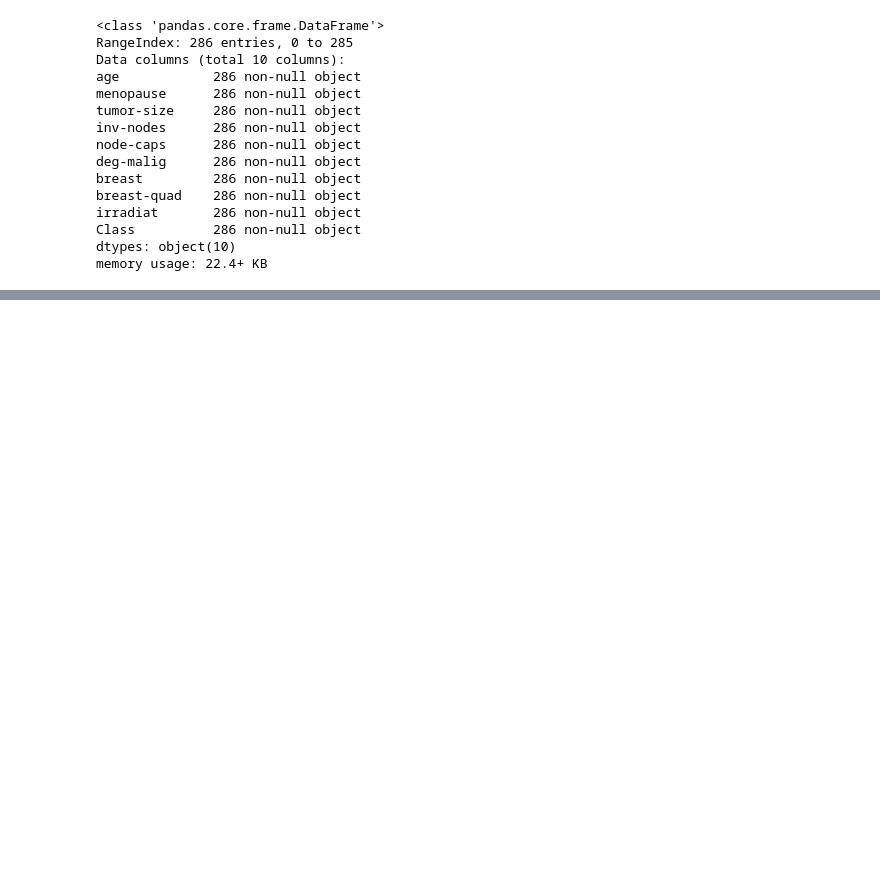
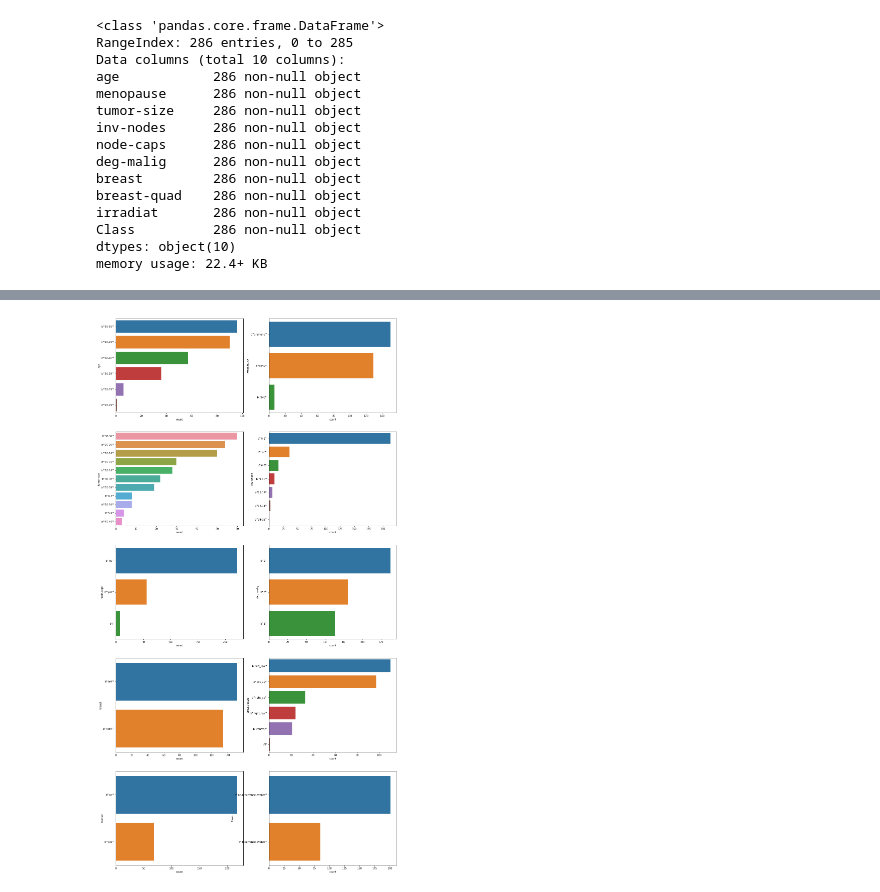
Before and after one commit to serrodcal-data-scientist/breastCancerLab, a Jupyter notebook: breast_EDA.ipynb, the cells around one changed output, grey strips where cells are left out. Cells and saved outputs as stored; diff of their text form; code cells hidden in the pictures; blank space fills up the shorter version.

Commit message:
change data analysis

```diff
--- a/breast_EDA.ipynb
+++ b/breast_EDA.ipynb
@@ -76,8 +73,0 @@ print(df['age'].value_counts().count())
-# %%
-age_count = df['age'].value_counts()
-sns.set(style="darkgrid")
-sns.barplot(age_count.index, age_count.values, alpha=0.9)
-plt.title('Frequency Distribution of Age')
-plt.ylabel('Number of Occurrences', fontsize=12)
-plt.xlabel('Age', fontsize=12)
-plt.show()
@@ -96,3 +73,0 @@ plt.show()
-# %%
-df = pd.get_dummies(df, columns=['age'], prefix = ['Age'])
-df.head()
@@ -105,0 +80,13 @@ df.head()
+# %%
+def plot_all_cat_distributions(dataframe):
+    """ Plot every single category frequency distribution in the same cell"""
+    max_shape = np.ceil(dataframe.shape[1] / 2)
+    fig = plt.figure(figsize=(20,40))
+    for i, col in enumerate(dataframe.columns):
+        plt.subplot(max_shape, 2, i+1)
+        _ = sns.countplot(y = col, data = dataframe, order=dataframe[col].value_counts().index)
+    plt.show()
+# %%
+plot_all_cat_distributions(df)
+# %% [output]
+[figure, added]
```
Also changed, not shown: parts of 12 cells of this notebook.
